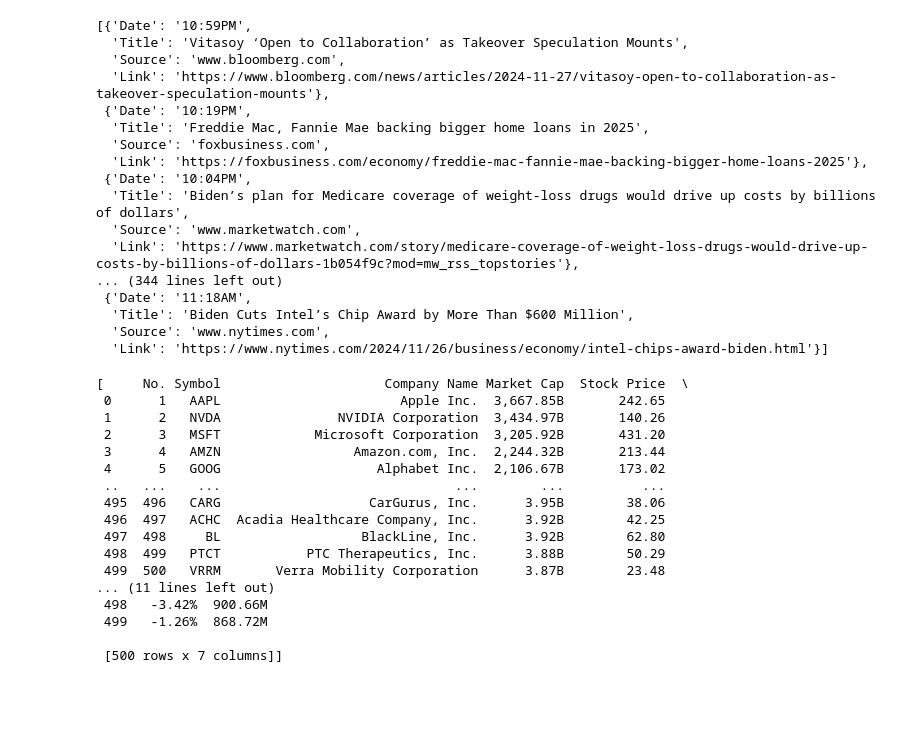
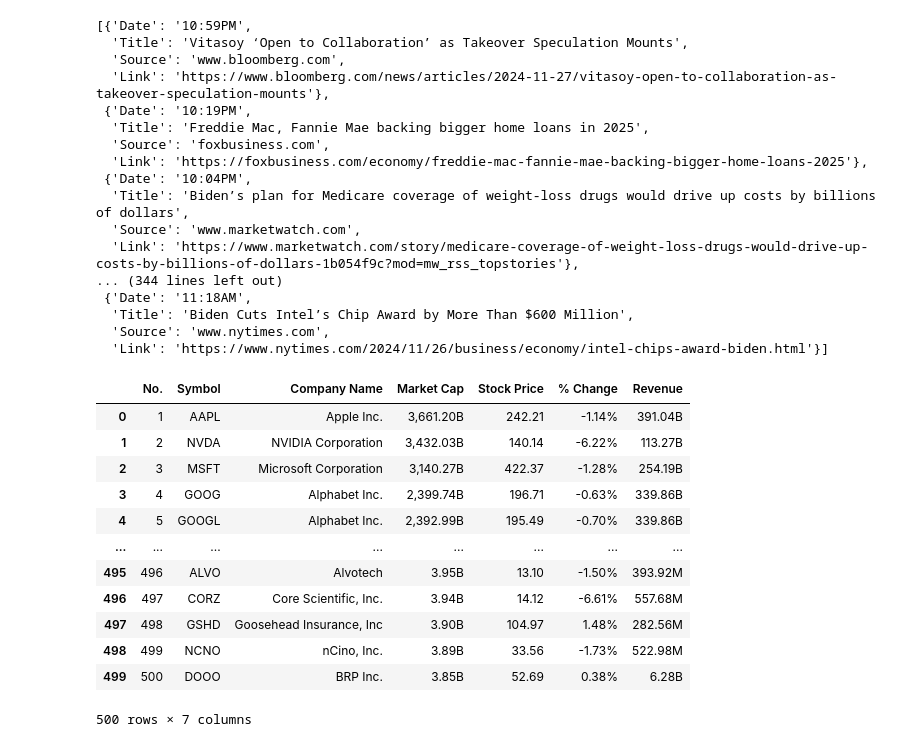
Before and after one commit to Pjus/investing, a Jupyter notebook: test.ipynb, the cells around one changed output. Saved outputs shown, nothing was run; the diff lists cells and outputs as text; code cells hidden in the pictures; blank space fills up the shorter version.

```diff
--- a/test.ipynb
+++ b/test.ipynb
@@ -156,34 +156,29 @@ import pandas as pd
 # %%
+import pandas as pd
 import requests
 
-url = 'https://www.investing.com/earnings-calendar/'
 url1 = 'https://stockanalysis.com/list/nasdaq-stocks/'
 
 header = {
   "User-Agent": "Mozilla/5.0 (X11; Linux x86_64) AppleWebKit/537.36 (KHTML, like Gecko) Chrome/50.0.2661.75 Safari/537.36",
   "X-Requested-With": "XMLHttpRequest"
 }
 
 r = requests.get(url1, headers=header)
 
 dfs = pd.read_html(r.text)
+dfs[0]
+# %% [output]
+|  | No. | Symbol | Company Name | Market Cap | Stock Price | % Change | Revenue |
+| 0 | 1 | AAPL | Apple Inc. | 3,661.20B | 242.21 | -1.14% | 391.04B |
+| 1 | 2 | NVDA | NVIDIA Corporation | 3,432.03B | 140.14 | -6.22% | 113.27B |
+| 2 | 3 | MSFT | Microsoft Corporation | 3,140.27B | 422.37 | -1.28% | 254.19B |
+| 3 | 4 | GOOG | Alphabet Inc. | 2,399.74B | 196.71 | -0.63% | 339.86B |
+| 4 | 5 | GOOGL | Alphabet Inc. | 2,392.99B | 195.49 | -0.70% | 339.86B |
+| ... | ... | ... | ... | ... | ... | ... | ... |
+| 495 | 496 | ALVO | Alvotech | 3.95B | 13.10 | -1.50% | 393.92M |
+| 496 | 497 | CORZ | Core Scientific, Inc. | 3.94B | 14.12 | -6.61% | 557.68M |
+| 497 | 498 | GSHD | Goosehead Insurance, Inc | 3.90B | 104.97 | 1.48% | 282.56M |
+| 498 | 499 | NCNO | nCino, Inc. | 3.89B | 33.56 | -1.73% | 522.98M |
+| 499 | 500 | DOOO | BRP Inc. | 3.85B | 52.69 | 0.38% | 6.28B |
+500 rows × 7 columns
-# %%
-dfs
-# %% [output]
-[     No. Symbol                     Company Name Market Cap  Stock Price  \
- 0      1   AAPL                       Apple Inc.  3,667.85B       242.65
- 1      2   NVDA               NVIDIA Corporation  3,434.97B       140.26
- 2      3   MSFT            Microsoft Corporation  3,205.92B       431.20
- 3      4   AMZN                 Amazon.com, Inc.  2,244.32B       213.44
- 4      5   GOOG                    Alphabet Inc.  2,106.67B       173.02
- ..   ...    ...                              ...        ...          ...
- 495  496   CARG                   CarGurus, Inc.      3.95B        38.06
- 496  497   ACHC  Acadia Healthcare Company, Inc.      3.92B        42.25
- 497  498     BL                  BlackLine, Inc.      3.92B        62.80
- 498  499   PTCT           PTC Therapeutics, Inc.      3.88B        50.29
- 499  500   VRRM       Verra Mobility Corporation      3.87B        23.48
-... (11 lines left out)
- 498   -3.42%  900.66M
- 499   -1.26%  868.72M
-
- [500 rows x 7 columns]]
```
Also changed, not shown: parts of 4 cells of this notebook, 28 other files.
